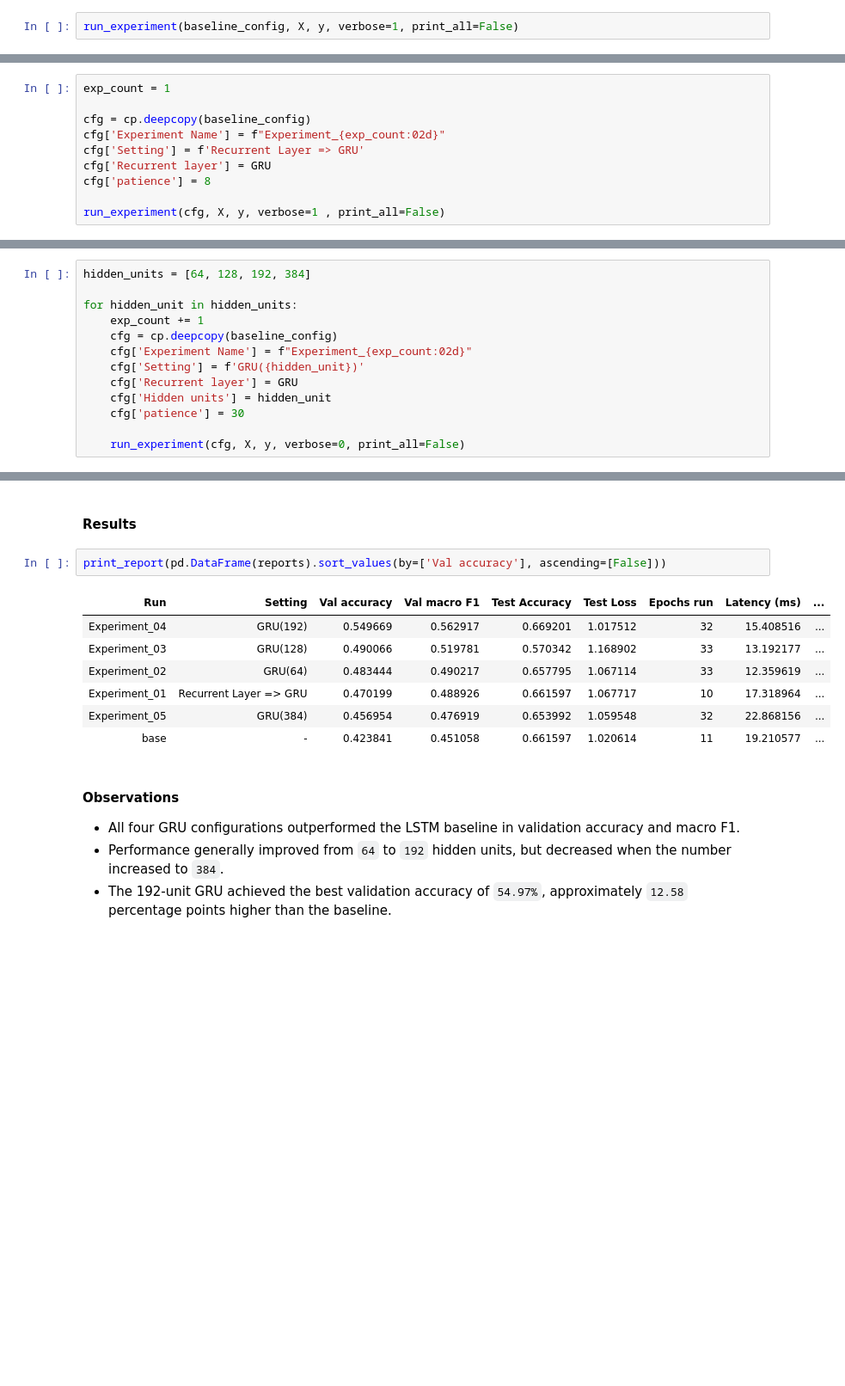
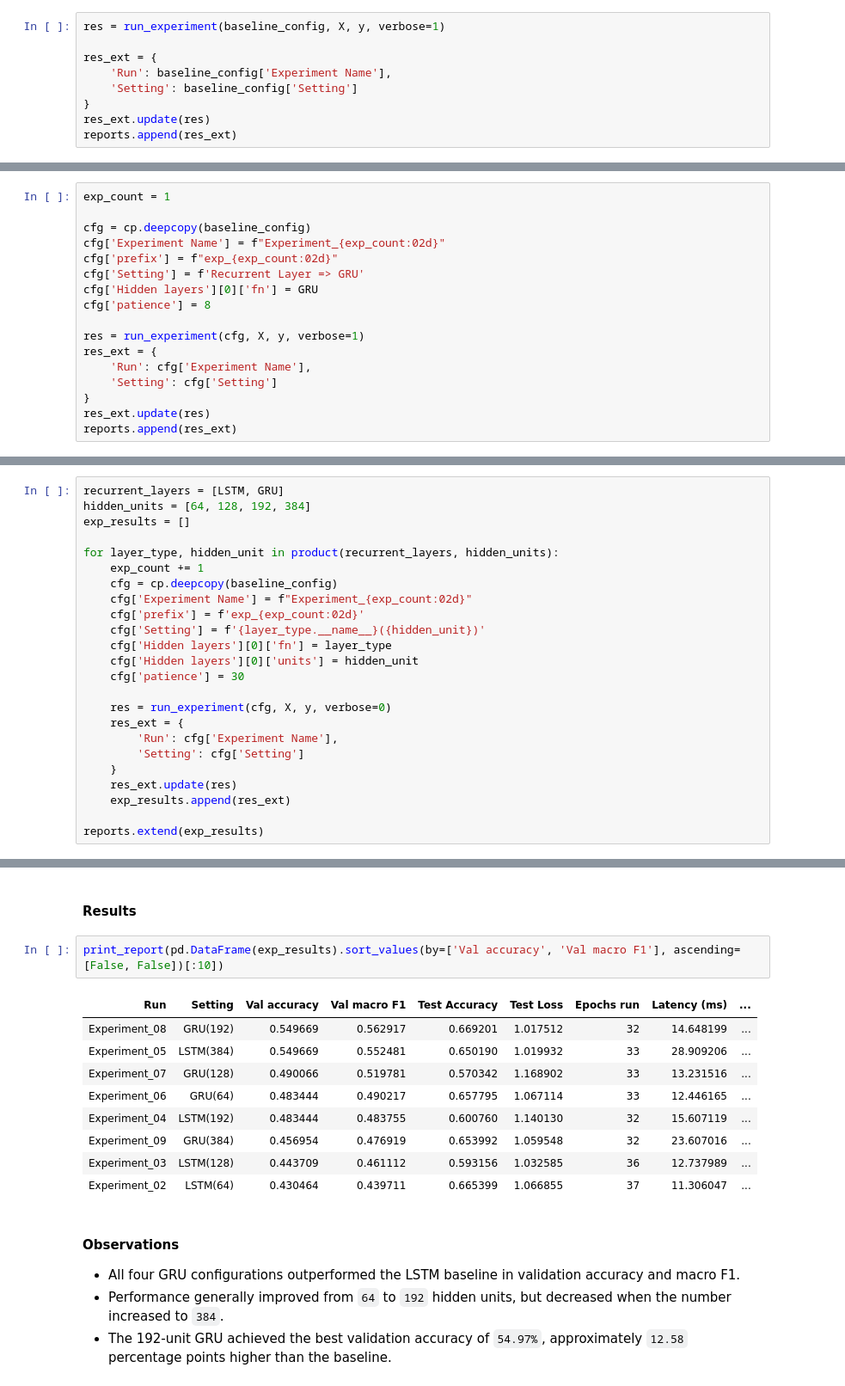
Before and after one commit to AylieNagler/Exercise-Classification-CNN-LSTM, a Jupyter notebook: NOTEBOOKS/03_tom_experiments.ipynb, the cells around one changed output, grey strips where cells are left out. Shown at 86% size. Saved outputs shown, nothing was run; the diff lists cells and outputs as text; blank space fills up the shorter version.

```diff
--- a/NOTEBOOKS/03_tom_experiments.ipynb
+++ b/NOTEBOOKS/03_tom_experiments.ipynb
@@ -389,5 +409,12 @@ baseline_config['patience']        = 8
 baseline_config['restore best weights'] = True
 baseline_config['stored model name']    = "baseline_tom.keras"
 # %%
-run_experiment(baseline_config, X, y, verbose=1, print_all=False)
+res = run_experiment(baseline_config, X, y, verbose=1)
+
+res_ext = {
+    'Run': baseline_config['Experiment Name'],
+    'Setting': baseline_config['Setting']
+}
+res_ext.update(res)
+reports.append(res_ext)
 # %% [output]
@@ -432,11 +459,18 @@ exp_count = 1
 
 cfg = cp.deepcopy(baseline_config)
 cfg['Experiment Name'] = f"Experiment_{exp_count:02d}"
+cfg['prefix'] = f"exp_{exp_count:02d}"
 cfg['Setting'] = f'Recurrent Layer => GRU'
-cfg['Recurrent layer'] = GRU
+cfg['Hidden layers'][0]['fn'] = GRU
 cfg['patience'] = 8
 
-run_experiment(cfg, X, y, verbose=1 , print_all=False)
+res = run_experiment(cfg, X, y, verbose=1)
+res_ext = {
+    'Run': cfg['Experiment Name'],
+    'Setting': cfg['Setting']
+}
+res_ext.update(res)
+reports.append(res_ext)
 # %% [output]
 Model: "Experiment_01"
 _________________________________________________________________
@@ -503,15 +537,26 @@ The values `64`, `128`, `192`, and `384` allow us to compare different model cap
 
 **Source:** Course knowledge about hyperparameter tuning and overfitting.
 # %%
+recurrent_layers = [LSTM, GRU]
 hidden_units = [64, 128, 192, 384]
+exp_results = []
 
-for hidden_unit in hidden_units:
+for layer_type, hidden_unit in product(recurrent_layers, hidden_units):
     exp_count += 1
     cfg = cp.deepcopy(baseline_config)
     cfg['Experiment Name'] = f"Experiment_{exp_count:02d}"
-    cfg['Setting'] = f'GRU({hidden_unit})'
-    cfg['Recurrent layer'] = GRU
-    cfg['Hidden units'] = hidden_unit
+    cfg['prefix'] = f'exp_{exp_count:02d}'
+    cfg['Setting'] = f'{layer_type.__name__}({hidden_unit})'
+    cfg['Hidden layers'][0]['fn'] = layer_type
+    cfg['Hidden layers'][0]['units'] = hidden_unit
     cfg['patience'] = 30
 
-    run_experiment(cfg, X, y, verbose=0, print_all=False)
+    res = run_experiment(cfg, X, y, verbose=0)
+    res_ext = {
+        'Run': cfg['Experiment Name'],
+        'Setting': cfg['Setting']
+    }
+    res_ext.update(res)
+    exp_results.append(res_ext)
+
+reports.extend(exp_results)
@@ -518,15 +565,17 @@ for hidden_unit in hidden_units:
 # %% [markdown]
 #### Results
 # %%
-print_report(pd.DataFrame(reports).sort_values(by=['Val accuracy'], ascending=[False]))
+print_report(pd.DataFrame(exp_results).sort_values(by=['Val accuracy', 'Val macro F1'], ascending=[False, False])[:10])
 # %% [output]
 | Run | Setting | Val accuracy | Val macro F1 | Test Accuracy | Test Loss | Epochs run | Latency (ms) | ... |
-| Experiment_04 | GRU(192) | 0.549669 | 0.562917 | 0.669201 | 1.017512 | 32 | 15.408516 | ... |
-| Experiment_03 | GRU(128) | 0.490066 | 0.519781 | 0.570342 | 1.168902 | 33 | 13.192177 | ... |
-| Experiment_02 | GRU(64) | 0.483444 | 0.490217 | 0.657795 | 1.067114 | 33 | 12.359619 | ... |
-| Experiment_01 | Recurrent Layer => GRU | 0.470199 | 0.488926 | 0.661597 | 1.067717 | 10 | 17.318964 | ... |
-| Experiment_05 | GRU(384) | 0.456954 | 0.476919 | 0.653992 | 1.059548 | 32 | 22.868156 | ... |
-| base | - | 0.423841 | 0.451058 | 0.661597 | 1.020614 | 11 | 19.210577 | ... |
+| Experiment_08 | GRU(192) | 0.549669 | 0.562917 | 0.669201 | 1.017512 | 32 | 14.648199 | ... |
+| Experiment_05 | LSTM(384) | 0.549669 | 0.552481 | 0.650190 | 1.019932 | 33 | 28.909206 | ... |
+| Experiment_07 | GRU(128) | 0.490066 | 0.519781 | 0.570342 | 1.168902 | 33 | 13.231516 | ... |
+| Experiment_06 | GRU(64) | 0.483444 | 0.490217 | 0.657795 | 1.067114 | 33 | 12.446165 | ... |
+| Experiment_04 | LSTM(192) | 0.483444 | 0.483755 | 0.600760 | 1.140130 | 32 | 15.607119 | ... |
+| Experiment_09 | GRU(384) | 0.456954 | 0.476919 | 0.653992 | 1.059548 | 32 | 23.607016 | ... |
+| Experiment_03 | LSTM(128) | 0.443709 | 0.461112 | 0.593156 | 1.032585 | 36 | 12.737989 | ... |
+| Experiment_02 | LSTM(64) | 0.430464 | 0.439711 | 0.665399 | 1.066855 | 37 | 11.306047 | ... |
 # %% [markdown]
 #### Observations
 
```
Also changed, not shown: parts of 21 cells of this notebook.
